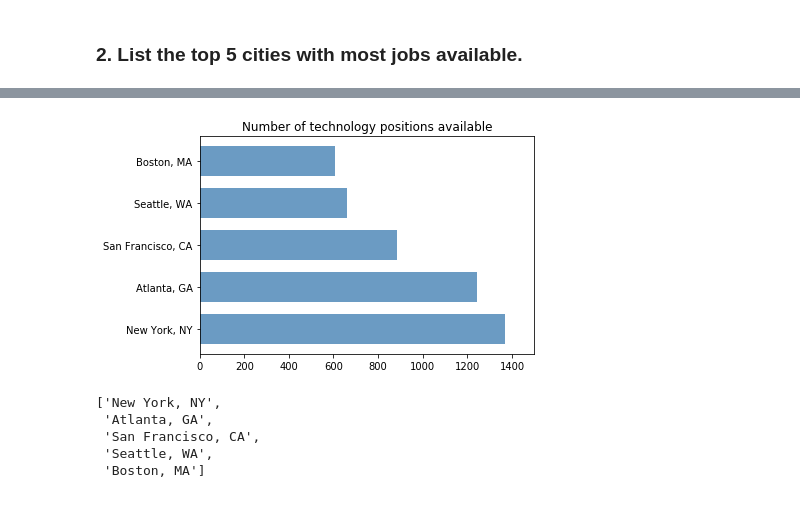
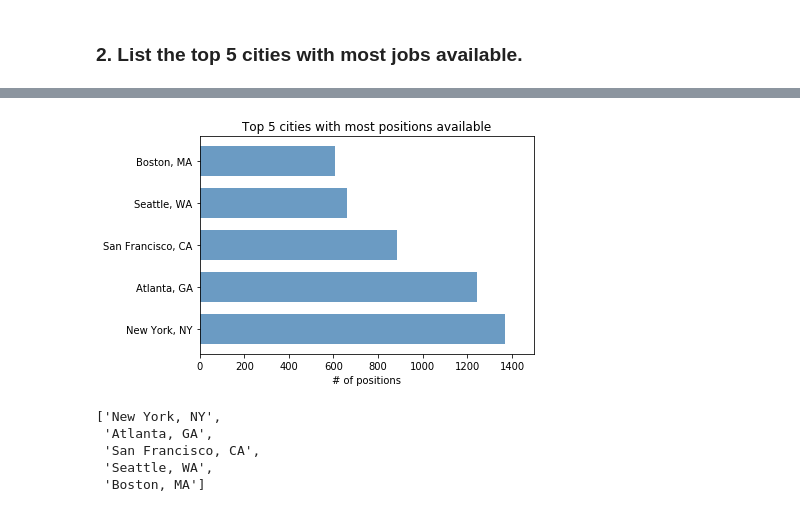
Before and after one commit to Leona-Hu/Skill-Finder, a Jupyter notebook: Skill_Finder_Analysis.ipynb, the cells around one changed output, grey strips where cells are left out. Drawn from its saved outputs; the diff is of its cells as text; code cells hidden in the pictures.

```diff
--- a/Skill_Finder_Analysis.ipynb
+++ b/Skill_Finder_Analysis.ipynb
@@ -151,14 +145,14 @@ labels = df['joblocation_address'].value_counts().index.tolist()[0:5]
 # %%
 plt.barh(range(5), data, height=0.7, color='steelblue', alpha=0.8)
 plt.yticks(range(5), labels)
 plt.xlim(0,1500)
-plt.xlabel("")
-plt.title("Number of technology positions available")
+plt.xlabel("# of positions")
+plt.title("Top 5 cities with most positions available")
 # for x, y in enumerate(data):
 #     plt.text(y + 0.2, x - 0.1, '%s' % y)
 plt.show()
 # %% [output]
-[figure, old version]
+[figure, new version]
 # %%
 labels
 # %% [output]
```
Also changed, not shown: parts of 24 cells of this notebook.
